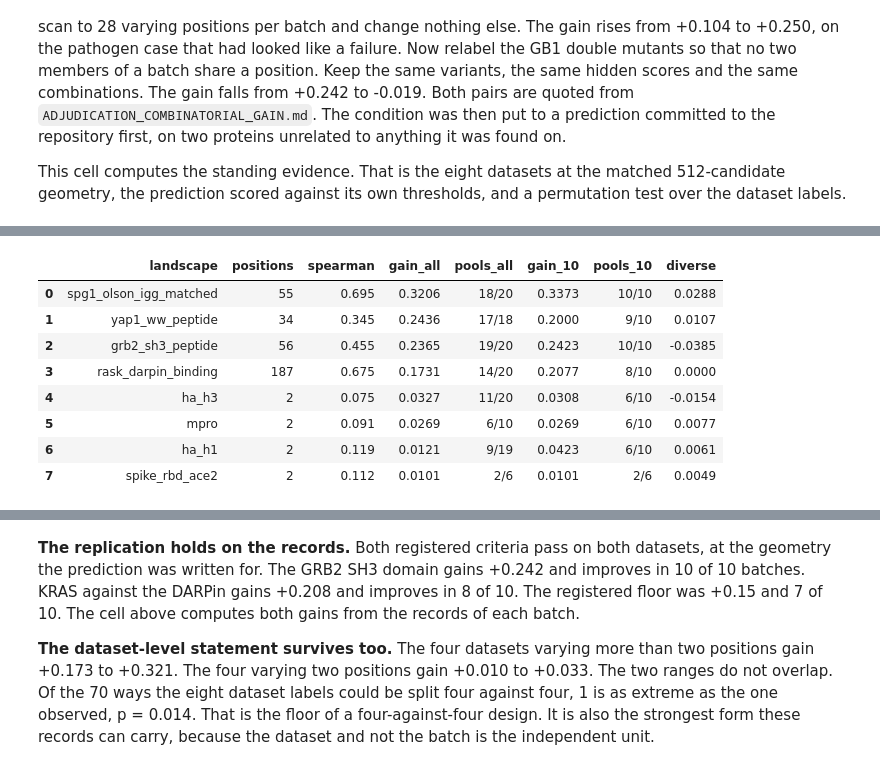
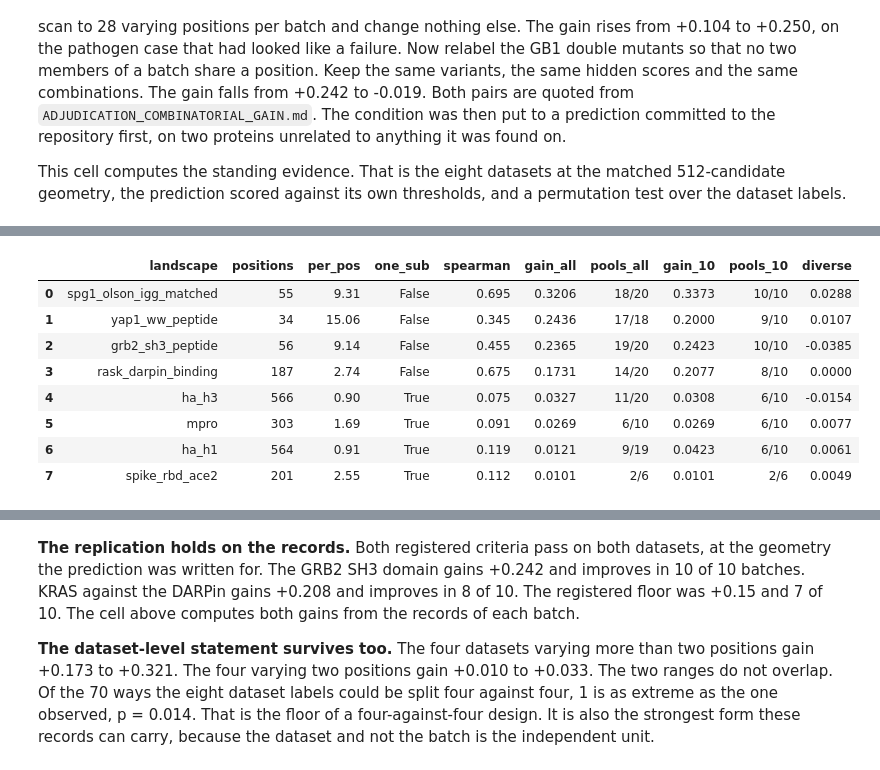
Before and after one commit to willibmwang/bind-the-unknown, a Jupyter notebook: notebooks/double_arm_mvp.ipynb, the cells around one changed output, grey strips where cells are left out. Cells and saved outputs as stored; diff of their text form; code cells hidden in the pictures.

```diff
--- a/notebooks/double_arm_mvp.ipynb
+++ b/notebooks/double_arm_mvp.ipynb
@@ -2011,12 +2036,11 @@ else:
     per = per[(per.labels == 128) & (per.delay == 0) & (per.pool_size == 512)]
     rec = per.pivot_table(index=["landscape", "pool"], columns="policy", values="top_recall")
 
-    # Variable positions and in-pool surrogate Spearman, read out of the predictor table in
-    # PREREGISTRATION_COVERAGE.md rather than typed the way 2.1 types its POSITIONS dict. Both
-    # columns are quoted, not computed: the Spearman figures were measured before the replays and
-    # never written into a record, and the records carry metrics over the pools, not the pools.
-    pred = {r[0]: (int(r[1]), float(r[2])) for r in pipe_rows(PRE)
-            if len(r) == 4 and r[1].isdigit()}
+    # The in-pool correlation between the model's scores and the hidden truth, quoted from the
+    # predictor table of the committed prediction. It was measured before the replays and was
+    # never written into a record, so it cannot be computed here. The position counts in that
+    # same table are NOT used: see the note on MANIFESTS in 2.1.
+    pred = {r[0]: float(r[2]) for r in pipe_rows(PRE) if len(r) == 4 and r[1].isdigit()}
     # Which two landscapes the preregistration named for replication. Names only: the cell scores
     # them against the registered thresholds from the records rather than against a reported gain.
     replication = [r[0] for r in pipe_rows(PRE) if len(r) == 5 and r[0] in pred]
@@ -2028,8 +2052,13 @@ else:
         head = gain.head(FIRST_N)
         rows.append({
             "landscape": ls,
-            "positions": pred[ls][0],
-            "spearman": pred[ls][1],
+            "positions": STAGED.get(ls, {}).get("positions"),
+            # How many of a batch's 512 candidates carry a residue at each varying position.
+            # This is the coverage the result is about, in units that say so.
+            "per_pos": round(512 / STAGED[ls]["positions"], 2) if STAGED.get(ls, {}).get(
+                "positions") else None,
+            "one_sub": STAGED.get(ls, {}).get("single_substitution"),
+            "spearman": pred[ls],
             "gain_all": round(gain.mean(), 4),
             "pools_all": f"{int((gain > 0).sum())}/{len(gain)}",
             f"gain_{FIRST_N}": round(head.mean(), 4),
@@ -2041,11 +2070,12 @@ else:
 
     print("computed here  ·  the model-led choice minus random, top-5% recall on the same "
           "batch, 128")
-    print("labels, zero delay, every dataset staged at the matched 512-candidate geometry. "
-          "positions and")
-    print("spearman are quoted from the predictor table of the prediction committed before the "
-          "test ran,")
-    print("and labelled below. diverse is the same gain for the arm that fits no model.")
+    print("labels, zero delay, every dataset staged at the matched 512-candidate geometry.")
+    print("positions and one_sub come from each dataset's manifest, per_pos is 512 divided by "
+          "positions,")
+    print("and spearman is quoted from the predictor table of the prediction committed before "
+          "the test")
+    print("ran. diverse is the same gain for the arm that fits no model.")
     print("landscape names the published dataset, and the two pools columns count batches.\n")
     display(comp)
 
@@ -2076,17 +2106,31 @@ else:
         print(f"   {ls:22s} {g:+.4f}  {got}/{n} batches   "
               f"{'pass' if g >= REG_GAIN and got / n >= REG_IMPROVED else 'FAIL'}")
 
-    # The landscape, not the pool, is the independent unit, so the only test the committed
-    # records can carry is the exact permutation over the eight landscape labels. More than two
-    # variable positions against exactly two is the split, and it happens to fall 4 against 4.
-    v, k = list(comp.gain_all), int((comp.positions > 2).sum())
-    hi, lo = comp.gain_all[comp.positions > 2], comp.gain_all[comp.positions == 2]
+    # The dataset, not the batch, is the independent unit, so the only test these records can
+    # carry is the exact permutation over the eight dataset labels. The split is how the library
+    # was built: a member either carries one substitution, which spreads a batch thinly over
+    # every position the protein has, or a residue at every varying position, which puts all 512
+    # candidates on each one. That is recorded in each manifest and was fixed before any of this
+    # ran, so it is not a threshold chosen after seeing the gains. It falls 4 against 4.
+    #
+    # This replaces a split on `positions > 2`, which rested on the predictor table's count of 2
+    # for four datasets. Their manifests record 201 to 566 positions, so on the real counts every
+    # dataset varies more than two and that split selects nothing.
+    v = list(comp.gain_all)
+    many = ~comp.one_sub.fillna(False)
+    k = int(many.sum())
+    hi, lo = comp.gain_all[many], comp.gain_all[~many]
     obs = hi.mean() - lo.mean()
     splits = [sum(c) / k - (sum(v) - sum(c)) / (len(v) - k) for c in combinations(v, k)]
     hits = sum(s >= obs - 1e-9 for s in splits)
-    print(f"\n{k} datasets vary more than two positions and gain {hi.min():+.3f} to "
-          f"{hi.max():+.3f};\nthe other {len(v) - k} vary two and gain {lo.min():+.3f} to "
-          f"{lo.max():+.3f}. The ranges do not overlap.")
+    dense = comp.per_pos[many]
+    print(f"\n{k} datasets vary a residue at every position, {dense.min():.1f} to "
+          f"{dense.max():.1f} candidates\nper position, and gain {hi.min():+.3f} to "
+          f"{hi.max():+.3f}. The other "
+          f"{len(v) - k} carry one substitution each,\nspread over {int(comp.positions[~many].min())} "
+          f"to {int(comp.positions[~many].max())} positions, and gain {lo.min():+.3f} to "
+          f"{lo.max():+.3f}.")
+    print("The ranges do not overlap." if lo.max() < hi.min() else "The ranges overlap.")
     print(f"exact one-sided permutation over dataset labels: p = {hits}/{len(splits)} = "
           f"{hits / len(splits):.3f}, the floor of a {k}-against-{len(v) - k} design.")
 # %% [output]
@@ -2097,13 +2142,13 @@ and labelled below. diverse is the same gain for the arm that fits no model.
 landscape names the published dataset, and the two pools columns count batches.
-|  | landscape | positions | spearman | gain_all | pools_all | gain_10 | pools_10 | diverse |
-| 0 | spg1_olson_igg_matched | 55 | 0.695 | 0.3206 | 18/20 | 0.3373 | 10/10 | 0.0288 |
-| 1 | yap1_ww_peptide | 34 | 0.345 | 0.2436 | 17/18 | 0.2000 | 9/10 | 0.0107 |
-| 2 | grb2_sh3_peptide | 56 | 0.455 | 0.2365 | 19/20 | 0.2423 | 10/10 | -0.0385 |
-| 3 | rask_darpin_binding | 187 | 0.675 | 0.1731 | 14/20 | 0.2077 | 8/10 | 0.0000 |
-| 4 | ha_h3 | 2 | 0.075 | 0.0327 | 11/20 | 0.0308 | 6/10 | -0.0154 |
-| 5 | mpro | 2 | 0.091 | 0.0269 | 6/10 | 0.0269 | 6/10 | 0.0077 |
-| 6 | ha_h1 | 2 | 0.119 | 0.0121 | 9/19 | 0.0423 | 6/10 | 0.0061 |
-| 7 | spike_rbd_ace2 | 2 | 0.112 | 0.0101 | 2/6 | 0.0101 | 2/6 | 0.0049 |
+|  | landscape | positions | per_pos | one_sub | spearman | gain_all | pools_all | gain_10 | pools_10 | diverse |
+| 0 | spg1_olson_igg_matched | 55 | 9.31 | False | 0.695 | 0.3206 | 18/20 | 0.3373 | 10/10 | 0.0288 |
+| 1 | yap1_ww_peptide | 34 | 15.06 | False | 0.345 | 0.2436 | 17/18 | 0.2000 | 9/10 | 0.0107 |
+| 2 | grb2_sh3_peptide | 56 | 9.14 | False | 0.455 | 0.2365 | 19/20 | 0.2423 | 10/10 | -0.0385 |
+| 3 | rask_darpin_binding | 187 | 2.74 | False | 0.675 | 0.1731 | 14/20 | 0.2077 | 8/10 | 0.0000 |
+| 4 | ha_h3 | 566 | 0.90 | True | 0.075 | 0.0327 | 11/20 | 0.0308 | 6/10 | -0.0154 |
+| 5 | mpro | 303 | 1.69 | True | 0.091 | 0.0269 | 6/10 | 0.0269 | 6/10 | 0.0077 |
+| 6 | ha_h1 | 564 | 0.91 | True | 0.119 | 0.0121 | 9/19 | 0.0423 | 6/10 | 0.0061 |
+| 7 | spike_rbd_ace2 | 201 | 2.55 | True | 0.112 | 0.0101 | 2/6 | 0.0101 | 2/6 | 0.0049 |
 provenance, read out of each of the 532 records behind that table:
     529 records   commit e40adbc7        2026-10-20  19:31:21 to 19:34:32 UTC
       3 records   commit 34de5a19 dirty  2026-10-20  20:03:31 to 20:05:53 UTC
```
Also changed, not shown: parts of 4 cells of this notebook.
